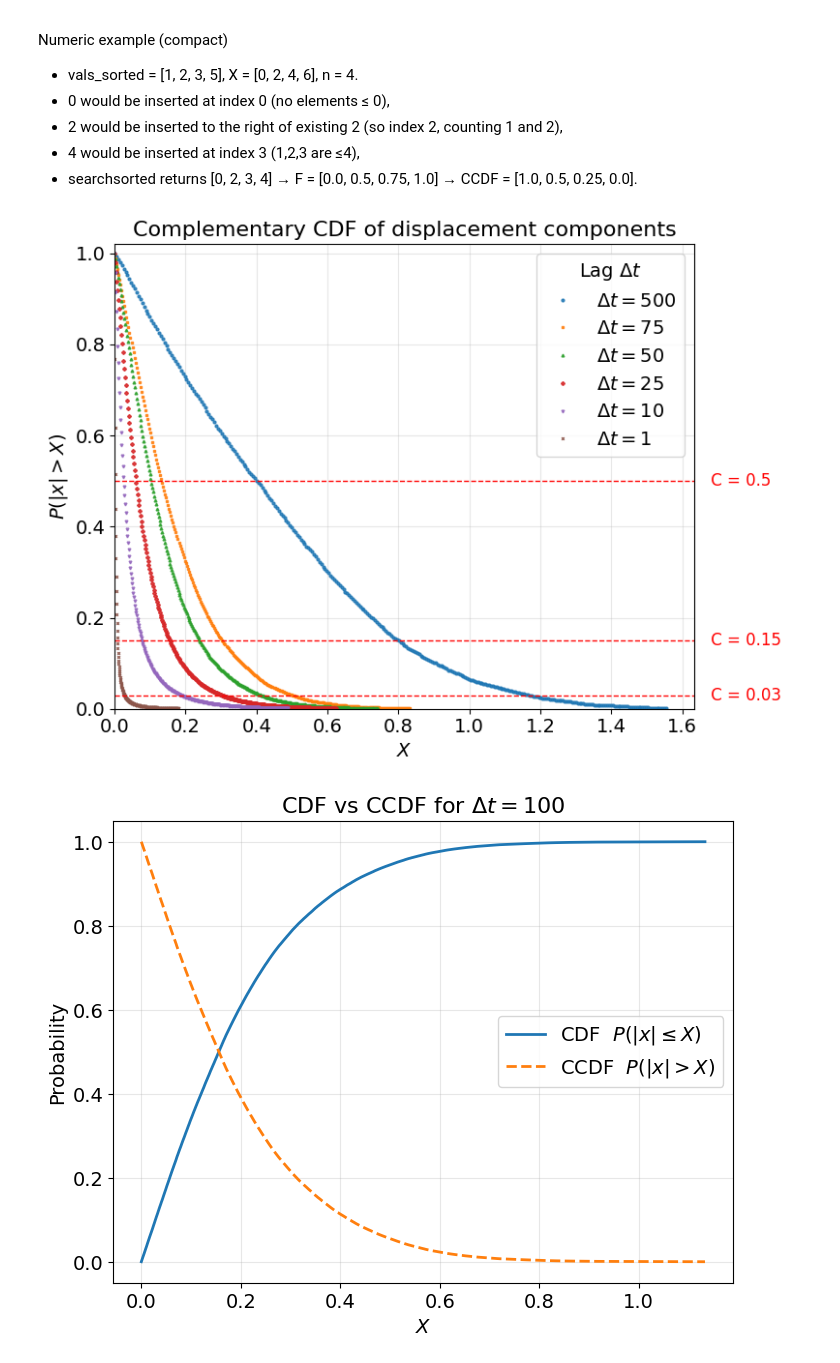
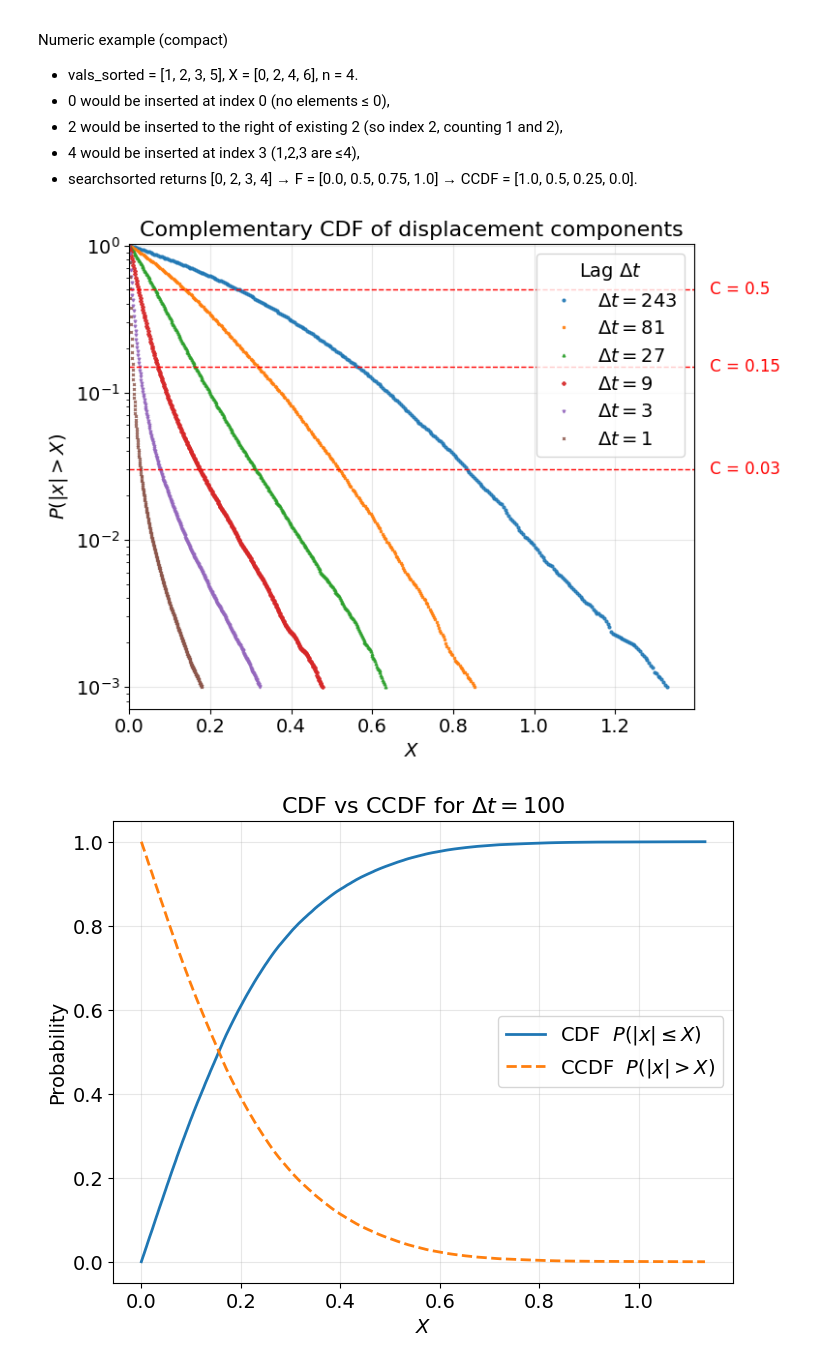
Before and after one commit to conorkirby/capstone, a Jupyter notebook: ProjectNotebooks/03_DisplacementDistributions.ipynb, the cells around one changed output. Drawn from its saved outputs; the diff is of its cells as text; code cells hidden in the pictures.

```diff
--- a/ProjectNotebooks/03_DisplacementDistributions.ipynb
+++ b/ProjectNotebooks/03_DisplacementDistributions.ipynb
@@ -181,7 +181,7 @@ Standard deviation of changes: 0.014547
 
 # Displacement Analysis for Multiple dt Values
 #dt_values = [1, 10, 25, 50, 75, 125, 200, 300, 400, 500]
-dt_values = [1, 10, 25, 50, 75, 500]
+dt_values = [1, 3, 9, 27, 81, 243]
 # dt_values = [1, 2, 5, 10, 25, 50]
 
 fig, axs = plt.subplots(2, 3, figsize=(15, 10))
@@ -441,35 +441,35 @@ for idx, dt in enumerate(dt_plot_order):
     F = np.searchsorted(vals_sorted, X, side='right') / n
     CCDF = 1.0 - F
 
-    plt.plot(
+    plt.semilogy(
         X, CCDF, marker=markers[idx % len(markers)],
         linestyle='none', ms=2, alpha=0.85,
         label=rf'$\Delta t = {dt}$'
     )
 
 # Dashed lines for C values
 for C in C_vals:
     plt.axhline(y=C, color='red', linestyle='--', linewidth=1)
     plt.text(
         1.02 * plt.xlim()[1], C, f" C = {C}",
         va='center', ha='left', fontsize=12, color='red'
     )
 
 # Axis scaling and labels
 plt.ylim(0, 1.02)
 plt.xlim(left=0)
 plt.ylabel(r"$P(|x|>X)$", fontsize=14)
 plt.xlabel(r"$X$", fontsize=14)
 plt.title("Complementary CDF of displacement components", fontsize=16)
 plt.grid(alpha=0.3)
 plt.legend(title=r"Lag $\Delta t$")
 plt.tight_layout()
 # plt.savefig("/Users/conorkirby/Library/Mobile Documents/com~apple~CloudDocs/Coding/projects/python/capstone/Figures_Sample2/03_Figures/ccdf_displacement_components_2.png", dpi=300, bbox_inches='tight')
 plt.show()
 
 # do it with simpsons and trapeziodal rule too
 # %% [output]
-[figure, old version]
+[figure, new version]
 # %%
 # CCDF vs CDF for a chosen dt
 dt = 100   # any dt from the dt_values list
```
Also changed, not shown: parts of 14 cells of this notebook, 3 other files.
